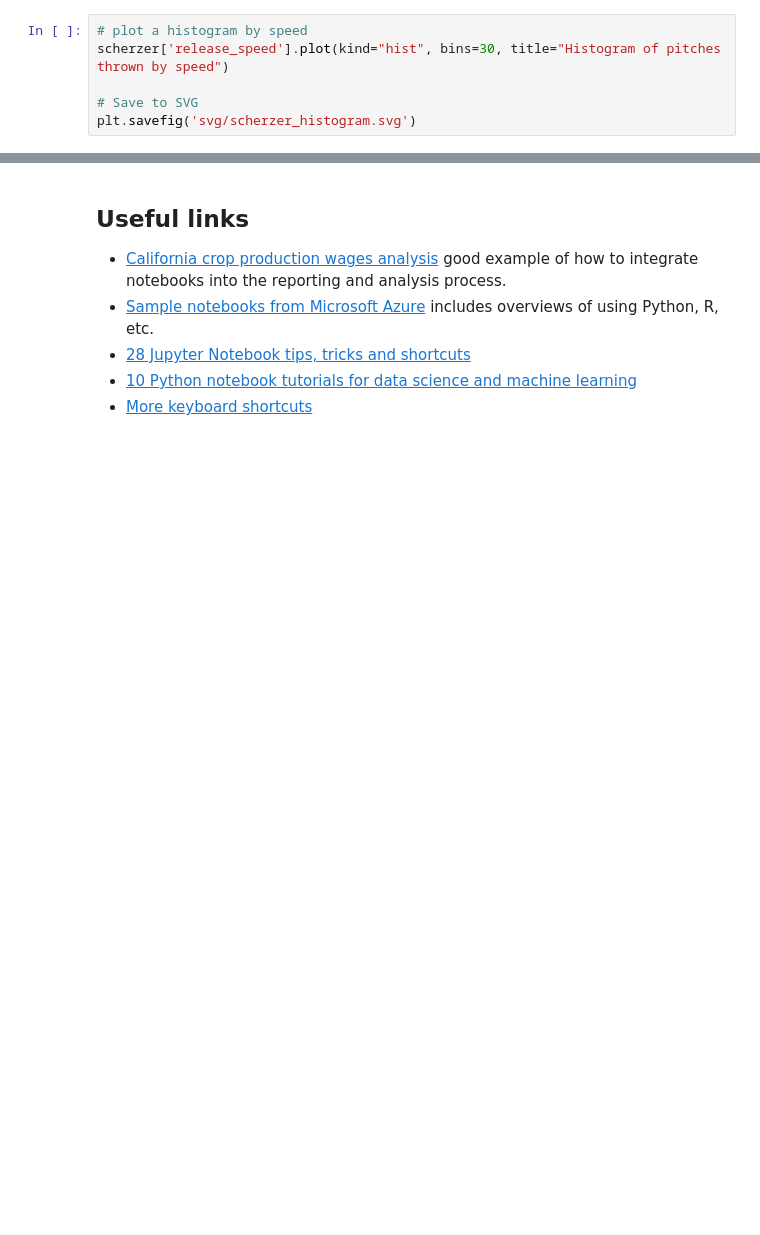
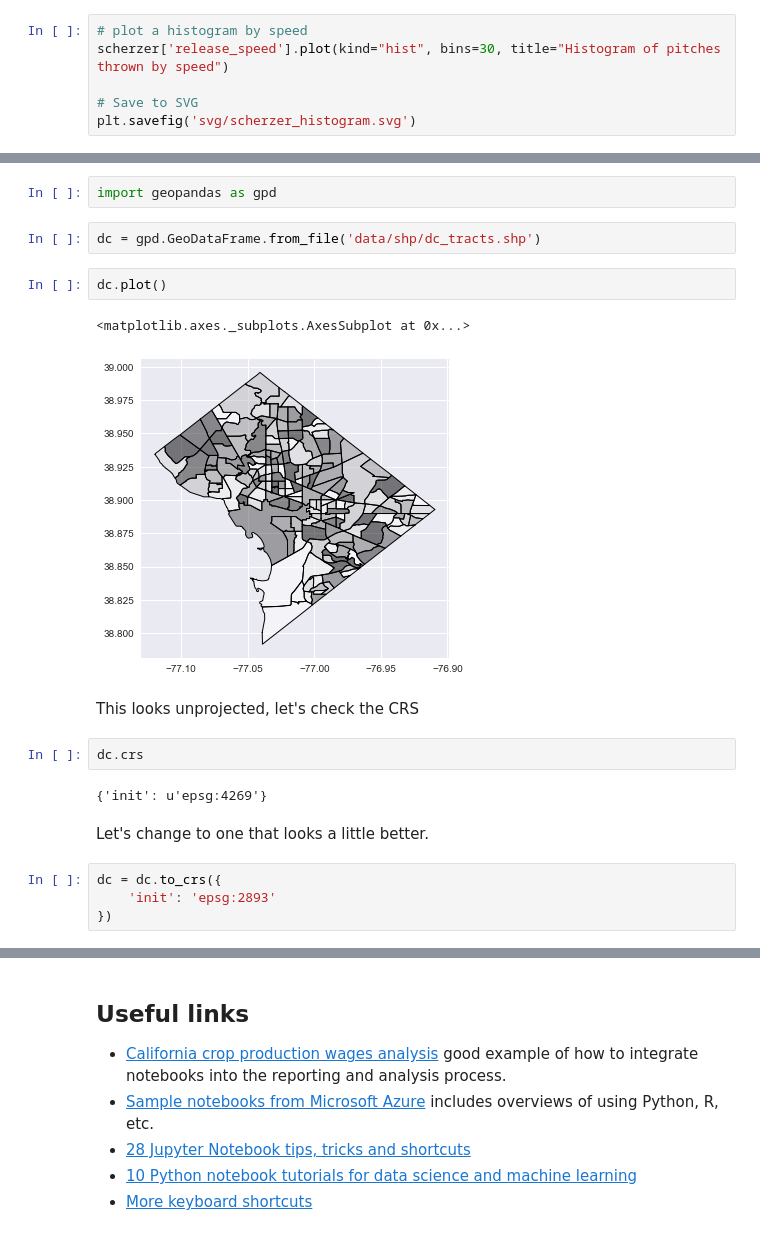
Before and after one commit to emamd/jupyter-skillshare, a Jupyter notebook: jupyter-skillshare.ipynb, the cells around one changed output, grey strips where cells are left out. Cells and saved outputs as stored; diff of their text form; blank space fills up the shorter version.

```diff
--- a/jupyter-skillshare.ipynb
+++ b/jupyter-skillshare.ipynb
@@ -341,0 +344,21 @@ Saved for another skillshare!
+# %%
+import geopandas as gpd
+# %%
+dc = gpd.GeoDataFrame.from_file('data/shp/dc_tracts.shp')
+# %%
+dc.plot()
+# %% [output]
+<matplotlib.axes._subplots.AxesSubplot at 0x...>
+[figure, added]
+# %% [markdown]
+This looks unprojected, let's check the CRS
+# %%
+dc.crs
+# %% [output]
+{'init': u'epsg:4269'}
+# %% [markdown]
+Let's change to one that looks a little better.
+# %%
+dc = dc.to_crs({
+    'init': 'epsg:2893'
+})
```
Also changed, not shown: parts of 3 cells of this notebook.
